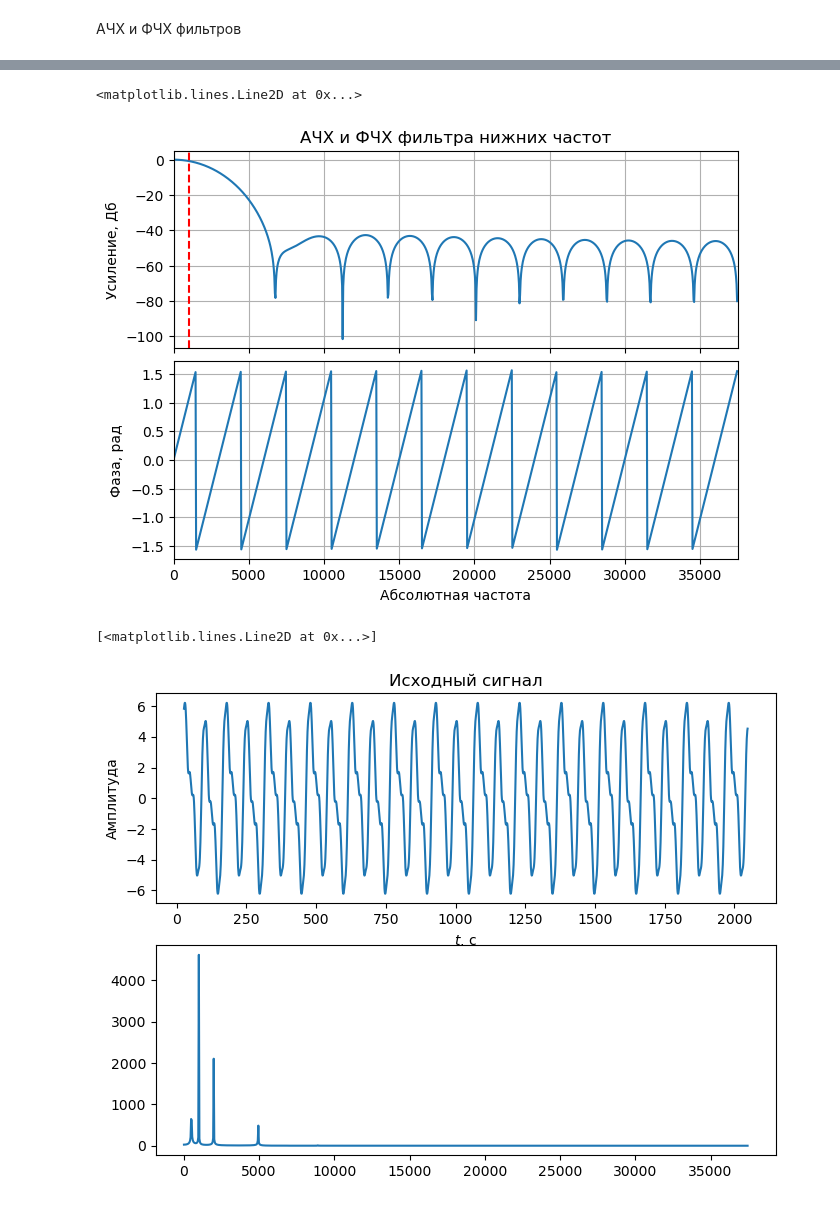
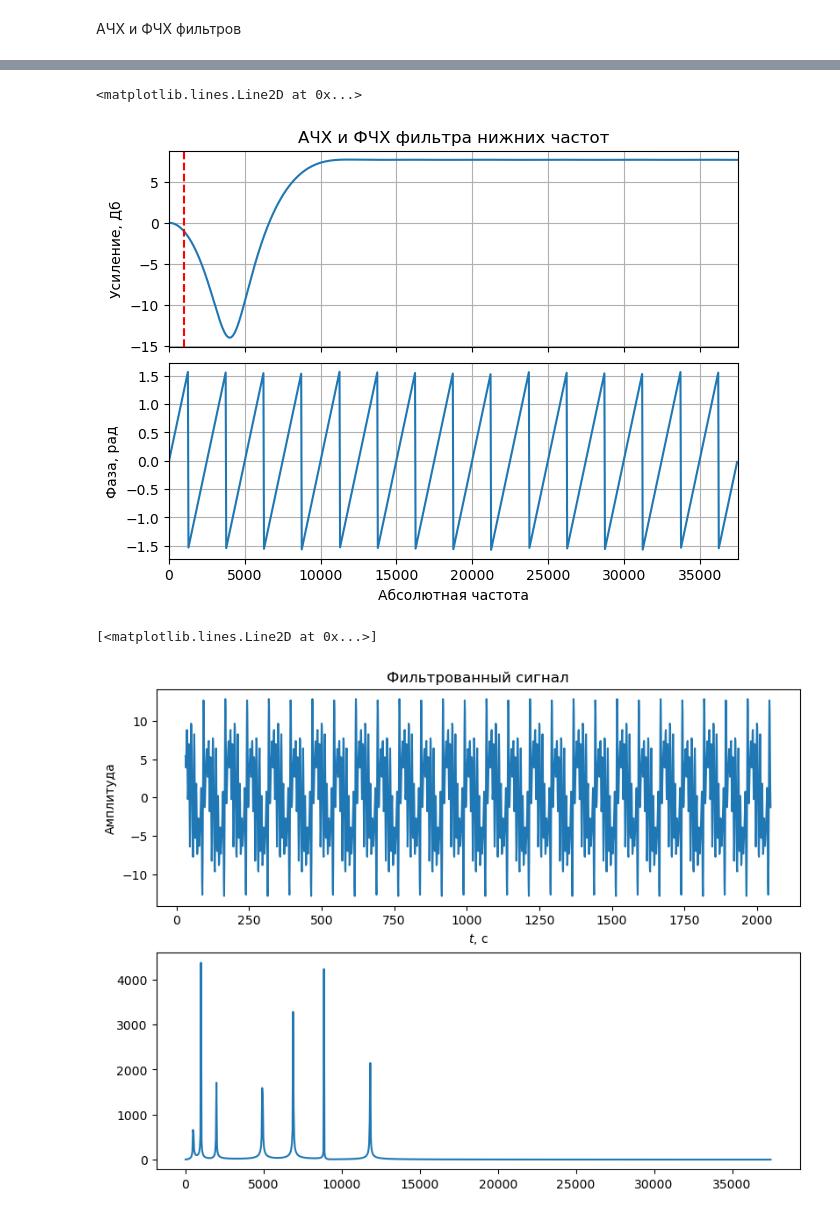
Before and after one commit to Otkuda/rtl-fir-filter, a Jupyter notebook: model/plots.ipynb, the cells around one changed output, grey strips where cells are left out. Cells and saved outputs as stored; diff of their text form; code cells hidden in the pictures.

```diff
--- a/model/plots.ipynb
+++ b/model/plots.ipynb
@@ -64,12 +64,12 @@ for el in bandstopTaps:
 # %% [markdown]
 АЧХ и ФЧХ фильтров
 # %%
-chosenDepth = 26
-chosenCoeffs = lowpassCoefs[chosenDepth]
+chosenDepth = 31
+chosenCoeffs = bandstopCoefs[chosenDepth]
 filt = FIRFilter(chosenCoeffs, samplingF)
 
-filt_afr = 20 * np.log10(np.abs(filt.getAFR()))
-filt_pfr = filt.getPFR()
+filt_afr = 20 * np.log10(np.abs(filt.getAFR(n)))
+filt_pfr = filt.getPFR(n)
 x = np.linspace(0, 1, n)
 
 fig, (ax1, ax2) = plt.subplots(2, 1, sharex=True, layout="constrained")
@@ -108,19 +108,19 @@ ax1.set_title("АЧХ и ФЧХ фильтра нижних частот")
 ax1.axvline(cutoffFreqL, color="red", linestyle = "--")
 # %% [output]
 <matplotlib.lines.Line2D at 0x...>
-[figure, old version]
+[figure, new version]
 # %%
 filteredSignal = filt.filterSignal(testSignal)
 
-fig, (ax1, ax2) = plt.subplots(2, 1, figsize=(8, 6))
+fig, (ax1, ax2) = plt.subplots(2, 1, figsize=(8, 6), layout="constrained")
 
-ax1.set_title("Исходный сигнал")
+ax1.set_title("Фильтрованный сигнал")
 ax1.set_ylabel("Амплитуда")
 ax1.set_xlabel(r"$t$, c")
 
 ax1.plot(range(chosenDepth, n), filteredSignal)
 ax2.plot(fftfreq(n, 1/samplingF)[:n//2], np.abs(fft(filteredSignal)[:n//2]))
 # %% [output]
 [<matplotlib.lines.Line2D at 0x...>]
-[figure, old version]
+[figure, new version]
 # %%
```
Also changed, not shown: parts of 11 cells of this notebook, 1 other file.
